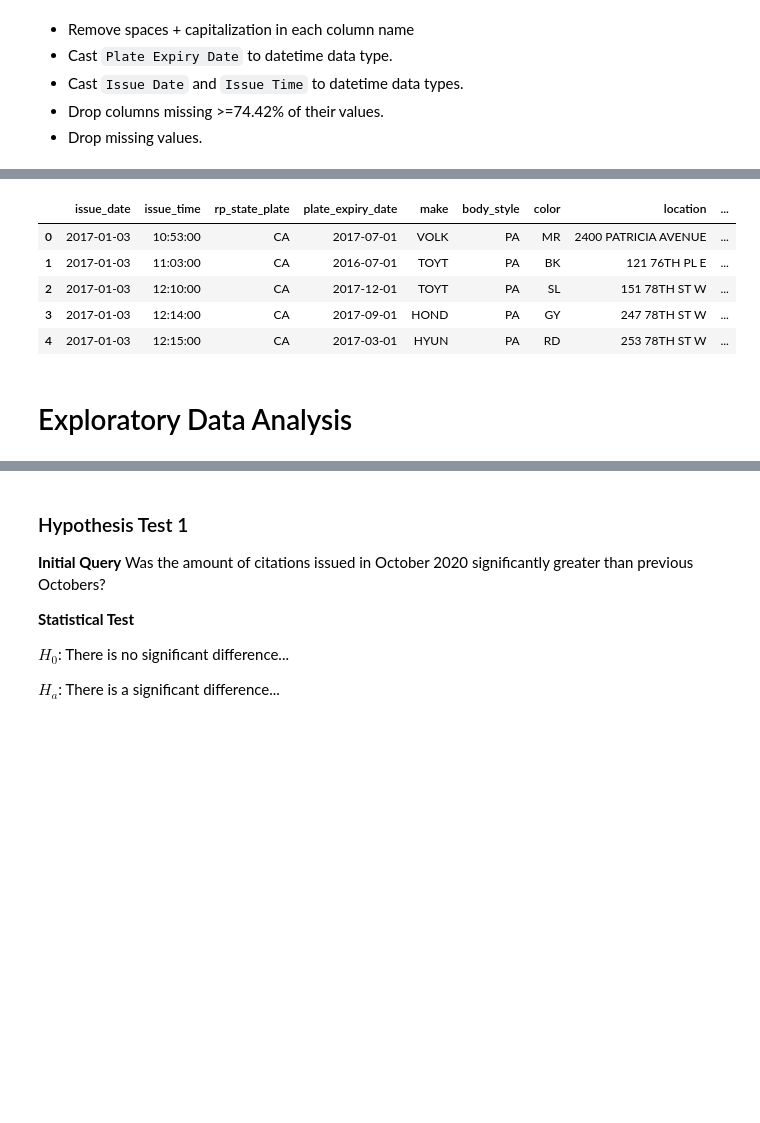
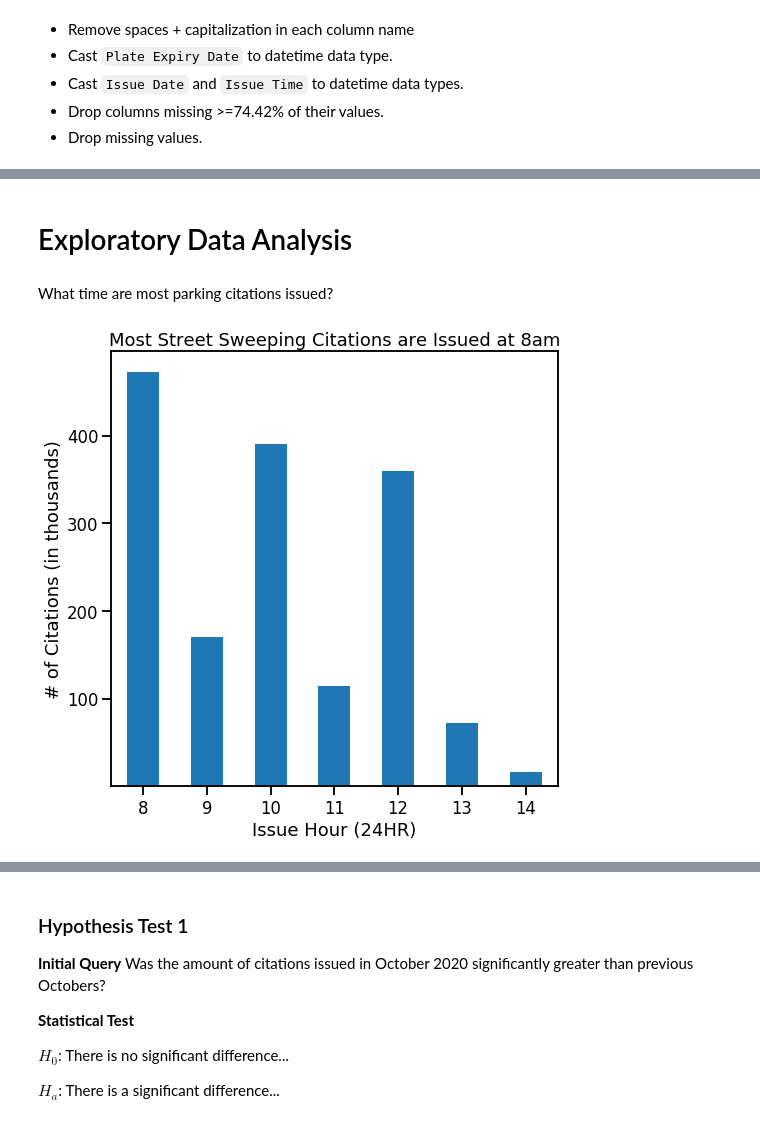
Before and after one commit to Promeos/LADOT-COVID19-enforcement, a Jupyter notebook: MVP.ipynb, the cells around one changed output, grey strips where cells are left out. Cells and saved outputs as stored; diff of their text form; code cells hidden in the pictures; blank space fills up the shorter version.

Commit message:
Removed text data

```diff
--- a/MVP.ipynb
+++ b/MVP.ipynb
@@ -125,19 +119,26 @@ df_citations = prepare.prep_sweep_data(df)
-# %%
-df_citations.head()
-# %% [output]
-|  | issue_date | issue_time | rp_state_plate | plate_expiry_date | make | body_style | color | location | ... |
-| 0 | 2017-01-03 | 10:53:00 | CA | 2017-07-01 | VOLK | PA | MR | 2400 PATRICIA AVENUE | ... |
-| 1 | 2017-01-03 | 11:03:00 | CA | 2016-07-01 | TOYT | PA | BK | 121 76TH PL E | ... |
-| 2 | 2017-01-03 | 12:10:00 | CA | 2017-12-01 | TOYT | PA | SL | 151 78TH ST W | ... |
-| 3 | 2017-01-03 | 12:14:00 | CA | 2017-09-01 | HOND | PA | GY | 247 78TH ST W | ... |
-| 4 | 2017-01-03 | 12:15:00 | CA | 2017-03-01 | HYUN | PA | RD | 253 78TH ST W | ... |
 # %% [markdown]
 # Exploratory Data Analysis
-# %%
-sns.set_context('poster')
-
-for i in range(0, 3):
-    plt.figure(figsize=(10, 10))
-    img = WordCloud(background_color='white').generate(df_text.clean[i])
-    plt.imshow(img)
-    plt.axis('off')
+# %%
+# Filter street sweeping data for citations issued between
+# 8am and 2pm, 8 and 14 respectively.
+
+df_citation_times = df_citations.loc[(df_citations.issue_hour >= 8)&(df_citations.issue_hour < 15)]
+# %% [markdown]
+What time are most parking citations issued?
+# %%
+sns.set_context('talk')
+
+# Issue Hour Plot
+df_citation_times.issue_hour.value_counts().sort_index().plot.bar(figsize=(8, 8))
+
+# Axis labels
+plt.title('Most Street Sweeping Citations are Issued at 8am')
+plt.xlabel('Issue Hour (24HR)')
+plt.ylabel('# of Citations (in thousands)')
+
+# Chart Formatting
+plt.xticks(rotation=0)
+plt.yticks(range(100_000, 400_001,100_000), ['100', '200', '300', '400'])
+plt.show()
+# %% [output]
+[figure, added]
```
Also changed, not shown: parts of 13 cells of this notebook, 1 other file.
